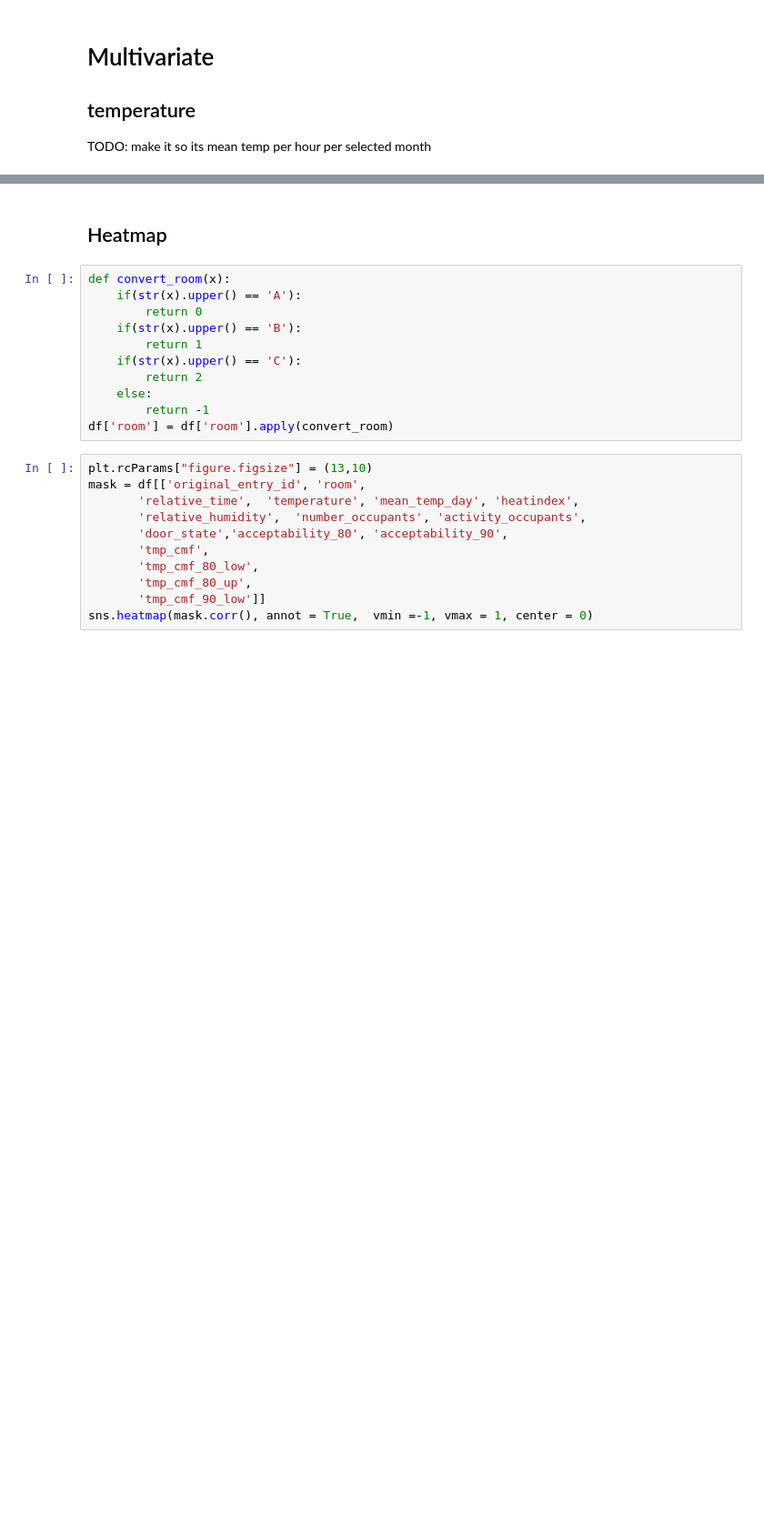
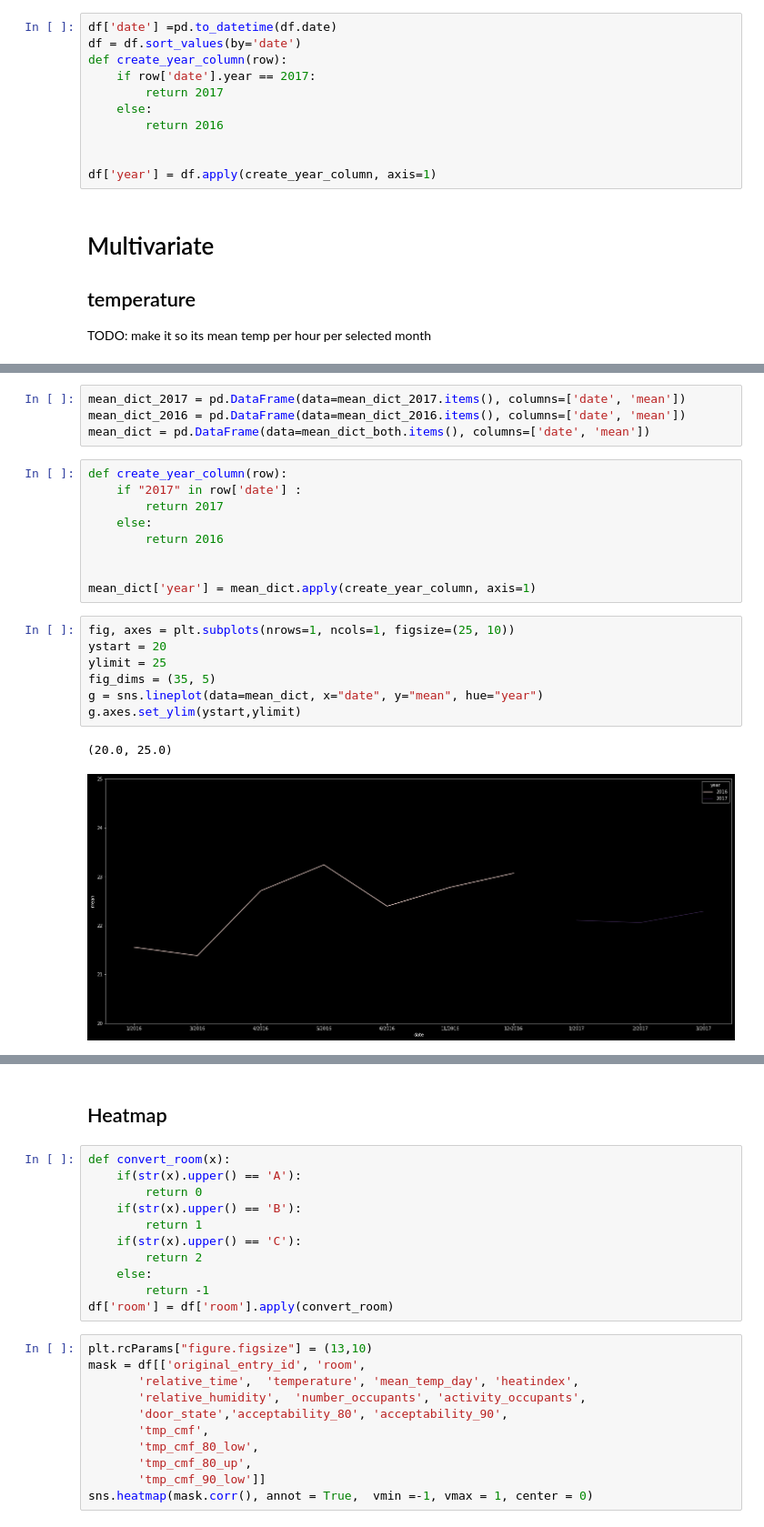
Before and after one commit to AvansETI/SmartGridAI, a Jupyter notebook: B4B Human Wellbeing Prediction/data_analysis/multivariate_analysis.ipynb, the cells around one changed output, grey strips where cells are left out. Shown: that part at 91% size. Cells and saved outputs as stored; diff of their text form; blank space fills up the shorter version.

```diff
--- a/B4B Human Wellbeing Prediction/data_analysis/multivariate_analysis.ipynb
+++ b/B4B Human Wellbeing Prediction/data_analysis/multivariate_analysis.ipynb
@@ -26,6 +29,17 @@ Index(['original_entry_id', 'node_id', 'room', 'absolute_time',
        'tmp_cmf', 'tmp_cmf_80_low', 'tmp_cmf_80_up', 'tmp_cmf_90_low',
        'tmp_cmf_90_up'],
       dtype='object')
+# %%
+df['date'] =pd.to_datetime(df.date)
+df = df.sort_values(by='date')
+def create_year_column(row):
+    if row['date'].year == 2017:
+        return 2017
+    else:
+        return 2016
+
+
+df['year'] = df.apply(create_year_column, axis=1)
 # %% [markdown]
 # Multivariate
 
@@ -38,0 +80,23 @@ TODO: make it so its mean temp per hour per selected month
+# %%
+mean_dict_2017 = pd.DataFrame(data=mean_dict_2017.items(), columns=['date', 'mean'])
+mean_dict_2016 = pd.DataFrame(data=mean_dict_2016.items(), columns=['date', 'mean'])
+mean_dict = pd.DataFrame(data=mean_dict_both.items(), columns=['date', 'mean'])
+# %%
+def create_year_column(row):
+    if "2017" in row['date'] :
+        return 2017
+    else:
+        return 2016
+
+
+mean_dict['year'] = mean_dict.apply(create_year_column, axis=1)
+# %%
+fig, axes = plt.subplots(nrows=1, ncols=1, figsize=(25, 10))
+ystart = 20
+ylimit = 25
+fig_dims = (35, 5)
+g = sns.lineplot(data=mean_dict, x="date", y="mean", hue="year")
+g.axes.set_ylim(ystart,ylimit)
+# %% [output]
+(20.0, 25.0)
+[figure, added]
```
Also changed, not shown: parts of 20 cells of this notebook.
